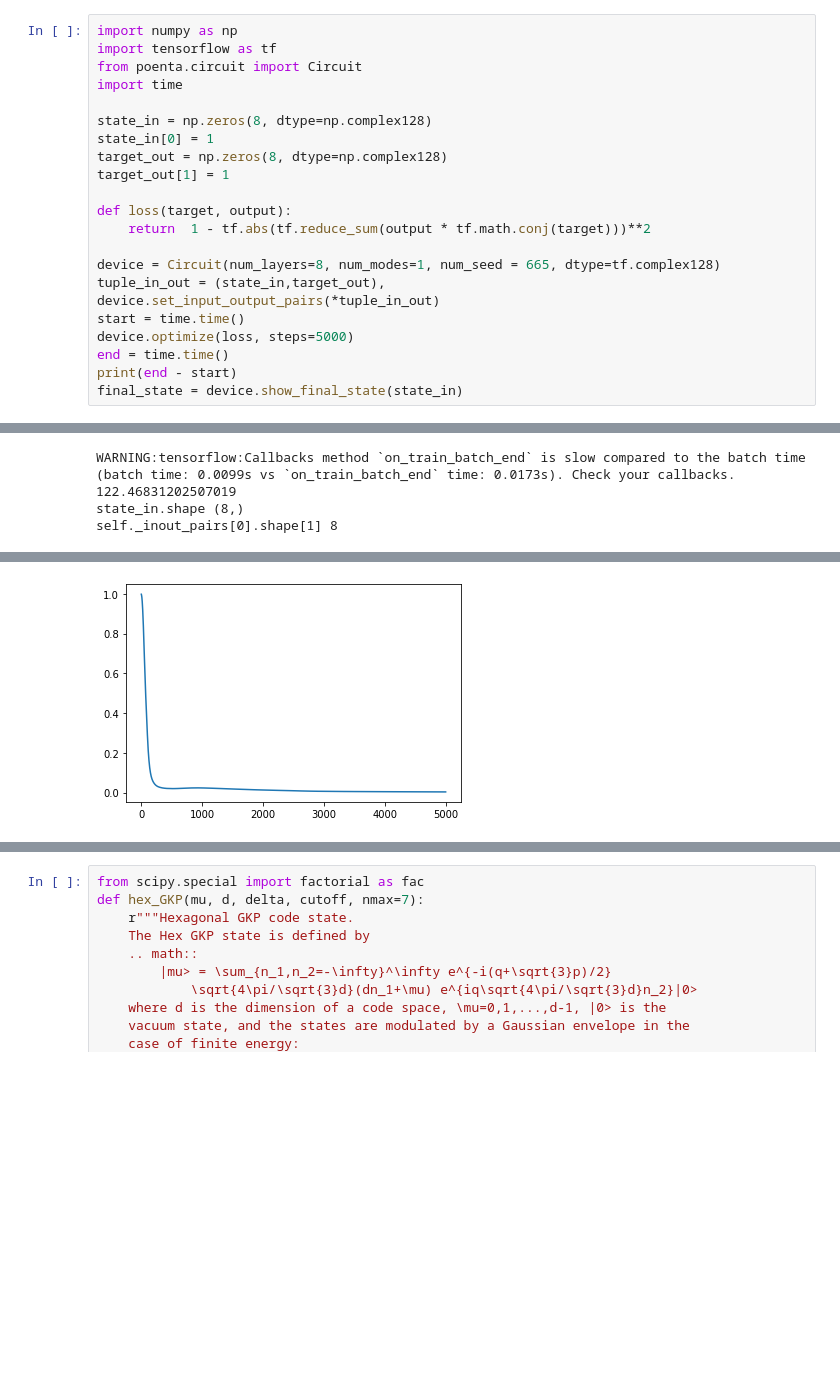
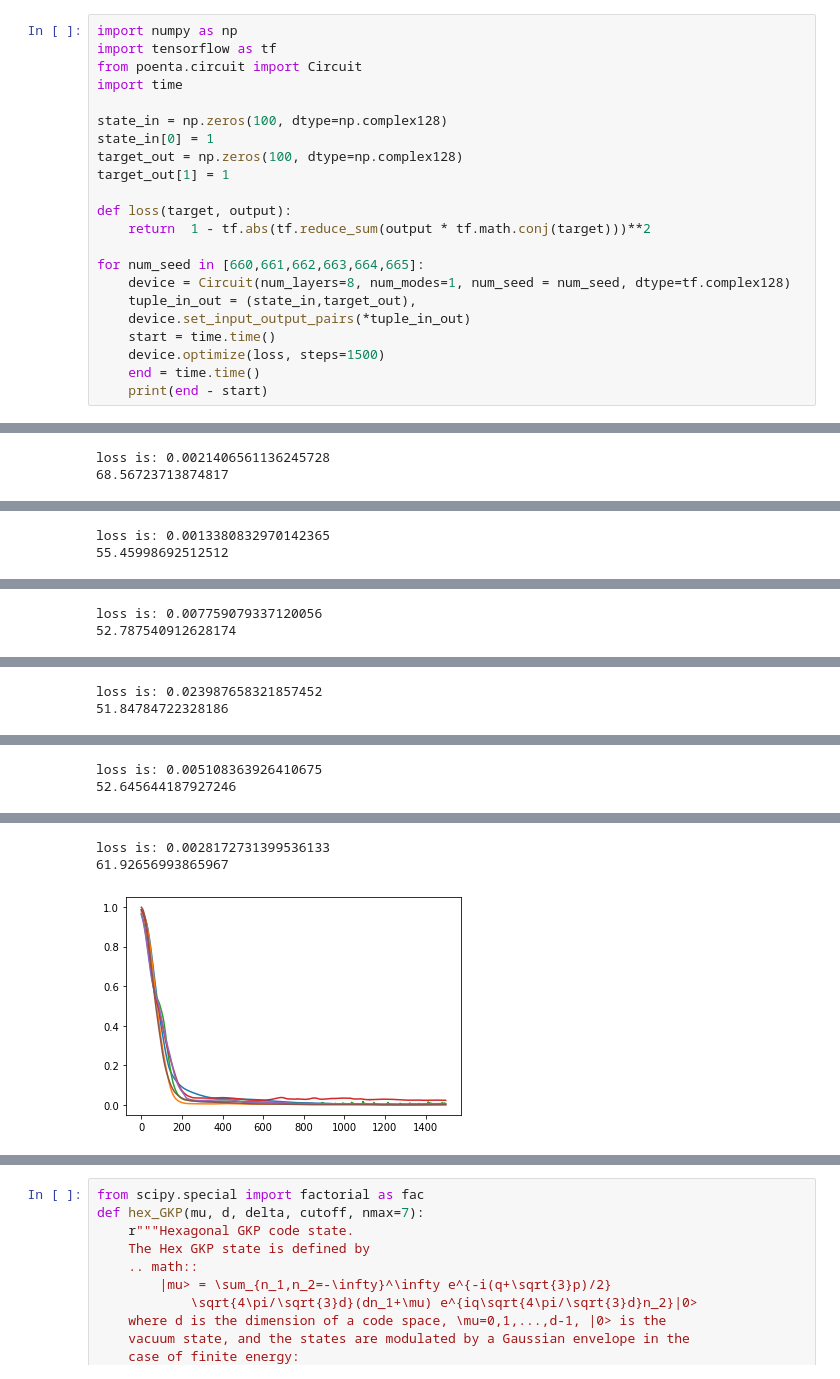
Before and after one commit to Miatto-research-group/Poenta, a Jupyter notebook: Single_NOON_GKP.ipynb, the cells around one changed output, grey strips where cells are left out. Saved outputs shown, nothing was run; the diff lists cells and outputs as text; blank space fills up the shorter version.

```diff
--- a/Single_NOON_GKP.ipynb
+++ b/Single_NOON_GKP.ipynb
@@ -4,25 +4,23 @@ import tensorflow as tf
 from poenta.circuit import Circuit
 import time
 
-state_in = np.zeros(8, dtype=np.complex128)
+state_in = np.zeros(100, dtype=np.complex128)
 state_in[0] = 1
-target_out = np.zeros(8, dtype=np.complex128)
+target_out = np.zeros(100, dtype=np.complex128)
 target_out[1] = 1
 
 def loss(target, output):
     return  1 - tf.abs(tf.reduce_sum(output * tf.math.conj(target)))**2
 
-device = Circuit(num_layers=8, num_modes=1, num_seed = 665, dtype=tf.complex128)
-tuple_in_out = (state_in,target_out),
-device.set_input_output_pairs(*tuple_in_out)
-start = time.time()
-device.optimize(loss, steps=5000)
-end = time.time()
-print(end - start)
-final_state = device.show_final_state(state_in)
+for num_seed in [660,661,662,663,664,665]:
+    device = Circuit(num_layers=8, num_modes=1, num_seed = num_seed, dtype=tf.complex128)
+    tuple_in_out = (state_in,target_out),
+    device.set_input_output_pairs(*tuple_in_out)
+    start = time.time()
+    device.optimize(loss, steps=1500)
+    end = time.time()
+    print(end - start)
 # %% [output]
 [interactive output not drawn]
-WARNING:tensorflow:Callbacks method `on_train_batch_end` is slow compared to the batch time (batch time: 0.0099s vs `on_train_batch_end` time: 0.0173s). Check your callbacks.
-122.46831202507019
-state_in.shape (8,)
-self._inout_pairs[0].shape[1] 8
+loss is: 0.0021406561136245728
+68.56723713874817
@@ -28,0 +28,2 @@ self._inout_pairs[0].shape[1] 8
+loss is: 0.0013380832970142365
+55.45998692512512
@@ -28,0 +31,2 @@ self._inout_pairs[0].shape[1] 8
+loss is: 0.007759079337120056
+52.787540912628174
@@ -28,0 +34,2 @@ self._inout_pairs[0].shape[1] 8
+loss is: 0.023987658321857452
+51.84784722328186
@@ -28,0 +37,2 @@ self._inout_pairs[0].shape[1] 8
+loss is: 0.005108363926410675
+52.645644187927246
@@ -29,3 +40,5 @@ self._inout_pairs[0].shape[1] 8
+loss is: 0.0028172731399536133
+61.92656993865967
-[figure, old version]
+[figure, new version]
 # %%
 import matplotlib.pyplot as plt
```
Also changed, not shown: parts of 6 cells of this notebook, 4 other files.
